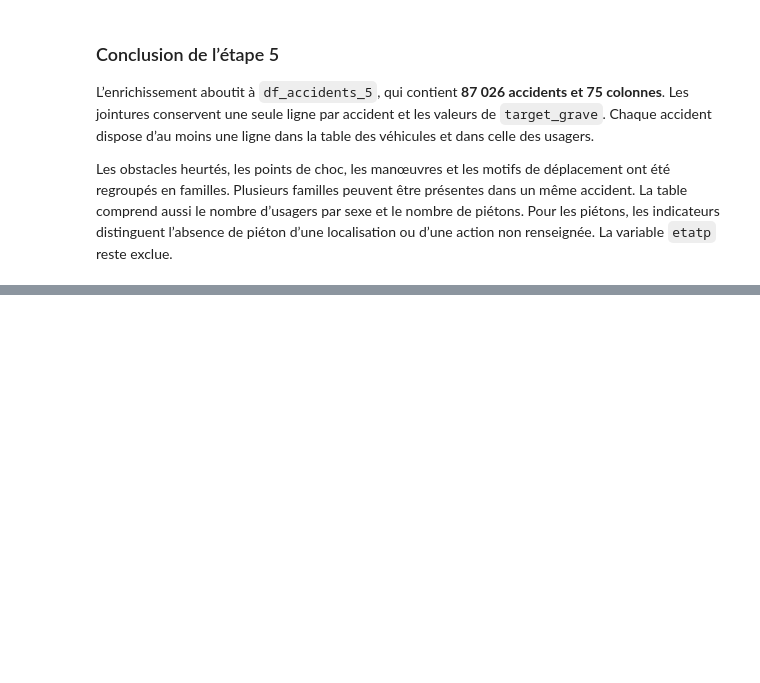
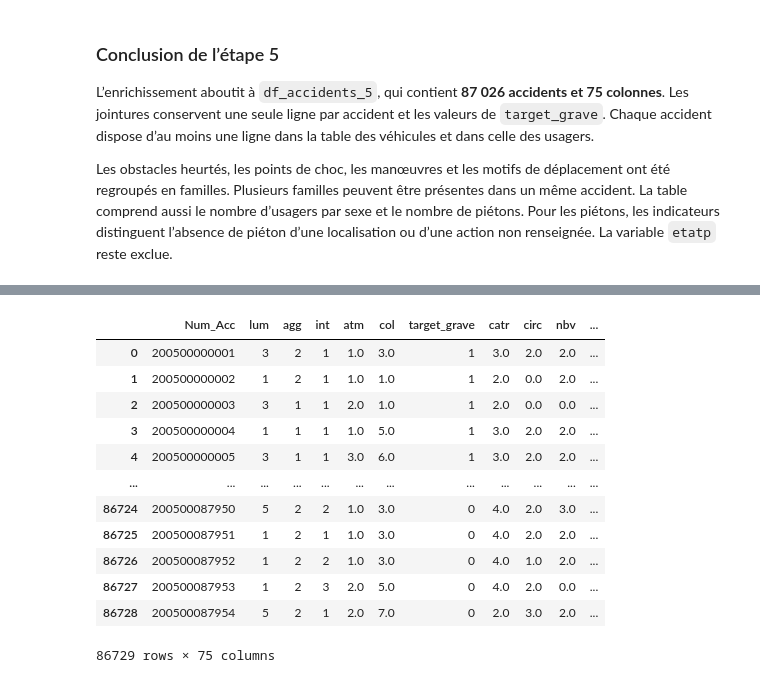
Before and after one commit to mathieu10266/AAA_Prediction-de-la-gravite-des-accidents-de-la-route-en-France, a Jupyter notebook: AAA_Accidents_en_France.ipynb, the cells around one changed output, grey strips where cells are left out. Saved outputs shown, nothing was run; the diff lists cells and outputs as text; code cells hidden in the pictures; blank space fills up the shorter version.

```diff
--- a/AAA_Accidents_en_France.ipynb
+++ b/AAA_Accidents_en_France.ipynb
@@ -165,22 +175,39 @@ import matplotlib.pyplot as plt
 Nous chargeons l'ensemble des 5 fichiers CSV du projet en mémoire sous forme de DataFrames pandas avec les encodages appropriés (`latin-1` pour `caracteristics.csv` et `utf-8` pour les autres).
 # %%
 # Définition des chemins d'accès locaux aux fichiers CSV
+
+# --- Chemins actifs (fichiers directement dans /content/) ---
 files_paths = {
-    'caracteristics': '/content/caracteristics.csv',
-    'places': '/content/places.csv',
-    'vehicles': '/content/vehicles.csv',
-    'users': '/content/users.csv',
-    'holidays': '/content/holidays.csv'
+    'caracteristics': '/caracteristics.csv',
+    'places': '/places.csv',
+    'vehicles': '/vehicles.csv',
+    'users': '/users.csv',
+    'holidays': '/holidays.csv'
 }
+
+# --- Chemins alternatifs (pour Sven) ---
+# files_paths = {
+#     'caracteristics': '/datasets/caracteristics.csv',
+#     'places': '/datasets/places.csv',
+#     'vehicles': '/datasets/vehicles.csv',
+#     'users': '/datasets/users.csv',
+#     'holidays': '/datasets/holidays.csv'
+# }
+
+# Définition du répertoire de travail
+CUR_DIR = os.getcwd()
 
 dataframes = {}
 
 print("Début du chargement des datasets...")
 for name, path in files_paths.items():
-    if os.path.exists(path):
+    full_path = CUR_DIR + path
+    if os.path.exists(full_path):
         encoding = 'latin-1' if name == 'caracteristics' else 'utf-8'
-        dataframes[name] = pd.read_csv(path, encoding=encoding, low_memory=False)
+        dataframes[name] = pd.read_csv(full_path, encoding=encoding, low_memory=False)
         print(f"-> {name} : chargé ({dataframes[name].shape[0]:,} lignes)")
+    else:
+        print(f"ERREUR : Le fichier {full_path} n'existe pas !")
 
 print("Chargement terminé.")
 # %% [output]
@@ -1430,0 +1717,17 @@ Les obstacles heurtés, les points de choc, les manœuvres et les motifs de dép
+# %%
+df_accidents_6.head()
+df_accidents_6
+# %% [output]
+|  | Num_Acc | lum | agg | int | atm | col | target_grave | catr | circ | nbv | ... |
+| 0 | 200500000001 | 3 | 2 | 1 | 1.0 | 3.0 | 1 | 3.0 | 2.0 | 2.0 | ... |
+| 1 | 200500000002 | 1 | 2 | 1 | 1.0 | 1.0 | 1 | 2.0 | 0.0 | 2.0 | ... |
+| 2 | 200500000003 | 3 | 1 | 1 | 2.0 | 1.0 | 1 | 2.0 | 0.0 | 0.0 | ... |
+| 3 | 200500000004 | 1 | 1 | 1 | 1.0 | 5.0 | 1 | 3.0 | 2.0 | 2.0 | ... |
+| 4 | 200500000005 | 3 | 1 | 1 | 3.0 | 6.0 | 1 | 3.0 | 2.0 | 2.0 | ... |
+| ... | ... | ... | ... | ... | ... | ... | ... | ... | ... | ... | ... |
+| 86724 | 200500087950 | 5 | 2 | 2 | 1.0 | 3.0 | 0 | 4.0 | 2.0 | 3.0 | ... |
+| 86725 | 200500087951 | 1 | 2 | 1 | 1.0 | 3.0 | 0 | 4.0 | 2.0 | 2.0 | ... |
+| 86726 | 200500087952 | 1 | 2 | 2 | 1.0 | 3.0 | 0 | 4.0 | 1.0 | 2.0 | ... |
+| 86727 | 200500087953 | 1 | 2 | 3 | 2.0 | 5.0 | 0 | 4.0 | 2.0 | 0.0 | ... |
+| 86728 | 200500087954 | 5 | 2 | 1 | 2.0 | 7.0 | 0 | 2.0 | 3.0 | 2.0 | ... |
+86729 rows × 75 columns
```
Also changed, not shown: parts of 22 cells of this notebook.
